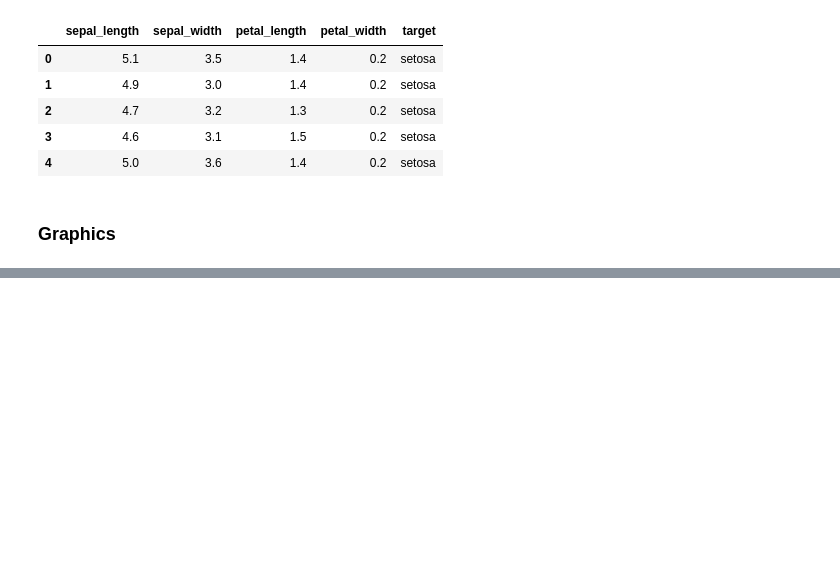
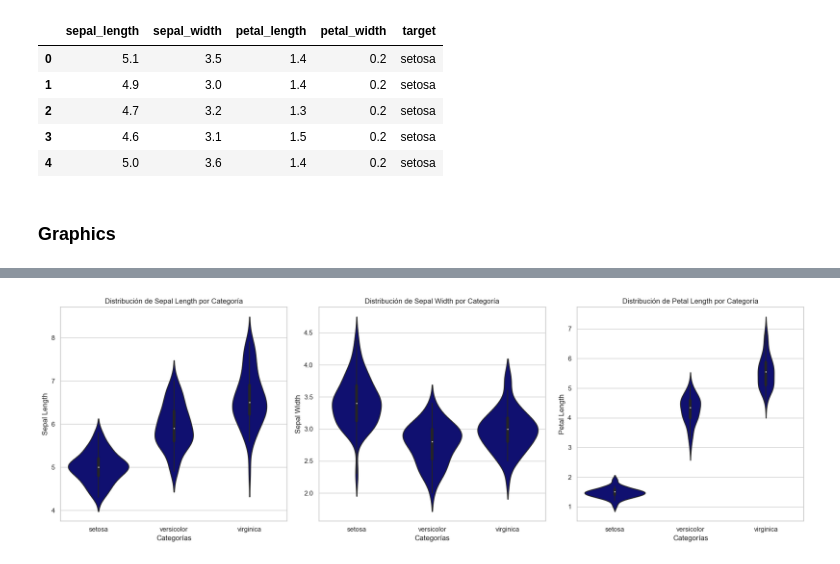
Before and after one commit to dparedes616/classification_iris, a Jupyter notebook: iris_clasificación.ipynb, the cells around one changed output, grey strips where cells are left out. Saved outputs shown, nothing was run; the diff lists cells and outputs as text; code cells hidden in the pictures; blank space fills up the shorter version.

```diff
--- a/iris_clasificación.ipynb
+++ b/iris_clasificación.ipynb
@@ -168,0 +206,23 @@ plt.show()
+# %%
+fig3=fig, axes = plt.subplots(1, 3, figsize=(18, 6))
+# Gráfico 1: Boxplot
+sns.violinplot(data=df_processed, x='target', y='sepal_length', color='navy', ax=axes[0])
+axes[0].set_title('Distribución de Sepal Length por Categoría')
+axes[0].set_xlabel('Categorías')
+axes[0].set_ylabel('Sepal Length')
+# Gráfico 2: Boxplot
+sns.violinplot(data=df_processed, x='target', y='sepal_width', color='navy', ax=axes[1])
+axes[1].set_title('Distribución de Sepal Width por Categoría')
+axes[1].set_xlabel('Categorías')
+axes[1].set_ylabel('Sepal Width')
+# Gráfico 3: Boxplot
+sns.violinplot(data=df_processed, x='target', y='petal_length', color='navy', ax=axes[2])
+axes[2].set_title('Distribución de Petal Length por Categoría')
+axes[2].set_xlabel('Categorías')
+axes[2].set_ylabel('Petal Length')
+# Ajustar el diseño para que no se solapen las etiquetas
+fig.tight_layout()
+# Mostrar la figura con múltiples subplots
+plt.show()
+# %% [output]
+[figure, added]
```
Also changed, not shown: parts of 20 cells of this notebook.
